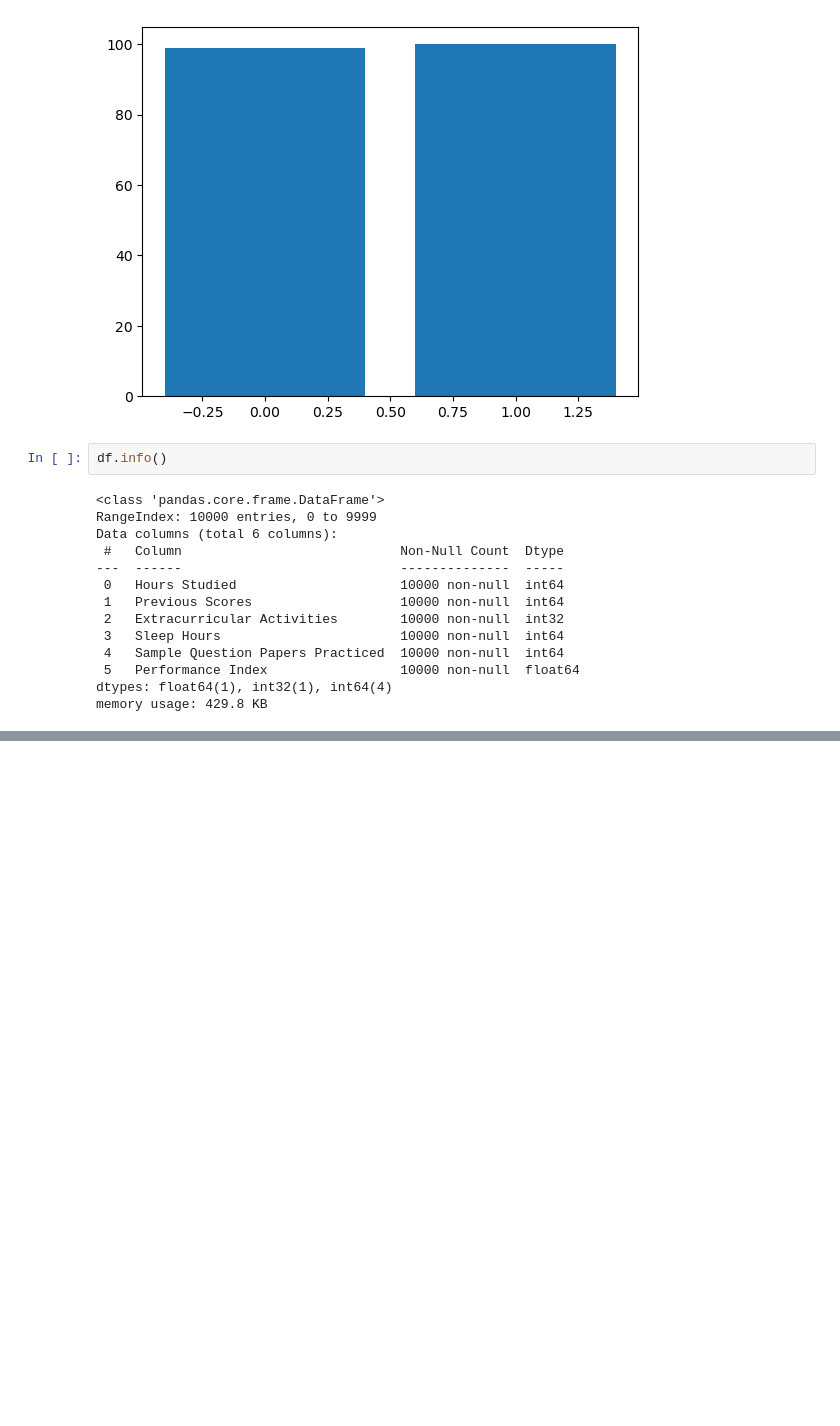
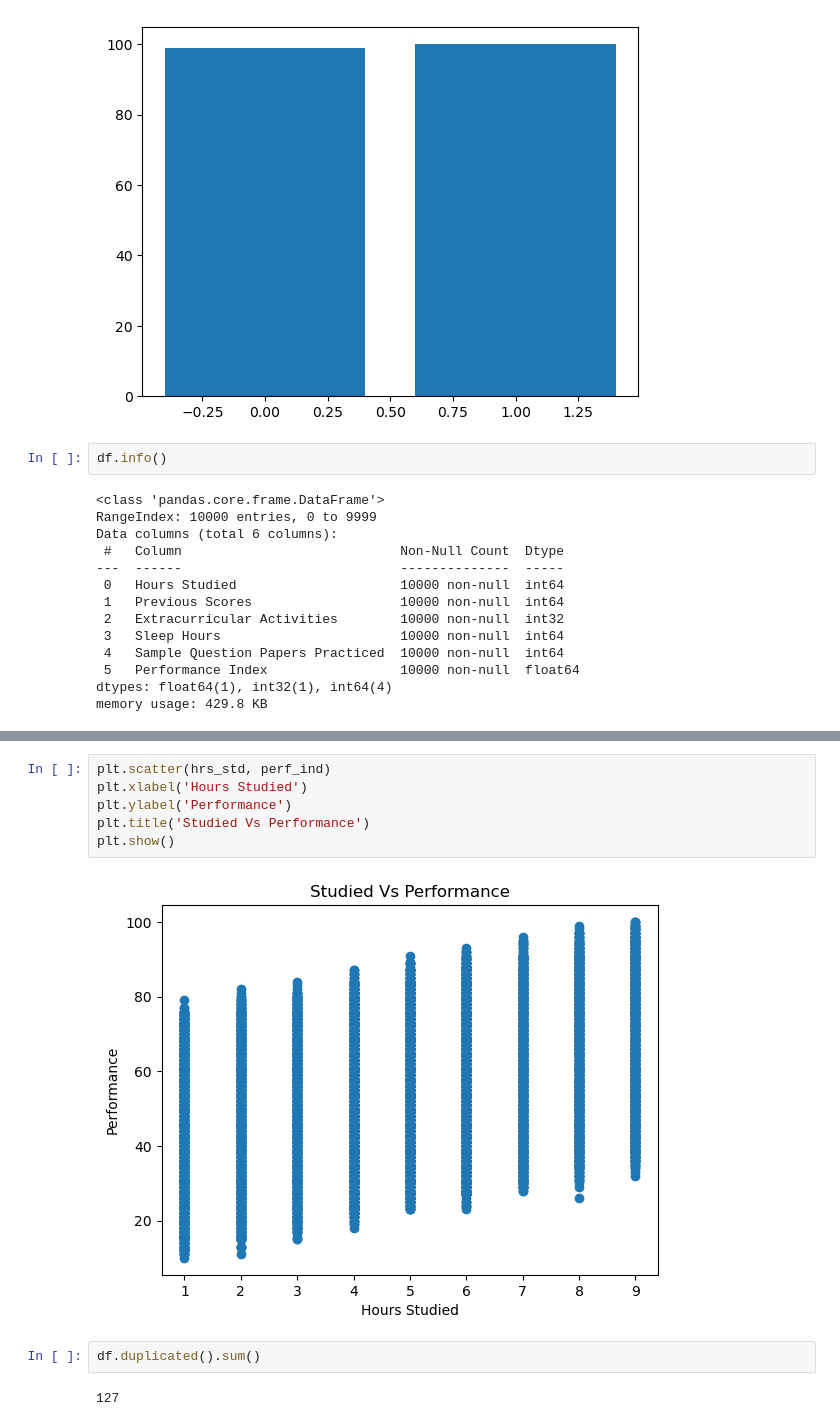
Before and after one commit to chaudhary-dotcom/Python-Beginning-, a Jupyter notebook: linear_regre4.ipynb, the cells around one changed output, grey strips where cells are left out. Drawn from its saved outputs; the diff is of its cells as text; blank space fills up the shorter version.

```diff
--- a/linear_regre4.ipynb
+++ b/linear_regre4.ipynb
@@ -159,0 +171,12 @@ df['Sample Question Papers Practiced'].count()
+# %%
+plt.scatter(hrs_std, perf_ind)
+plt.xlabel('Hours Studied')
+plt.ylabel('Performance')
+plt.title('Studied Vs Performance')
+plt.show()
+# %% [output]
+[figure, added]
+# %%
+df.duplicated().sum()
+# %% [output]
+127
```
Also changed, not shown: parts of 3 cells of this notebook.
